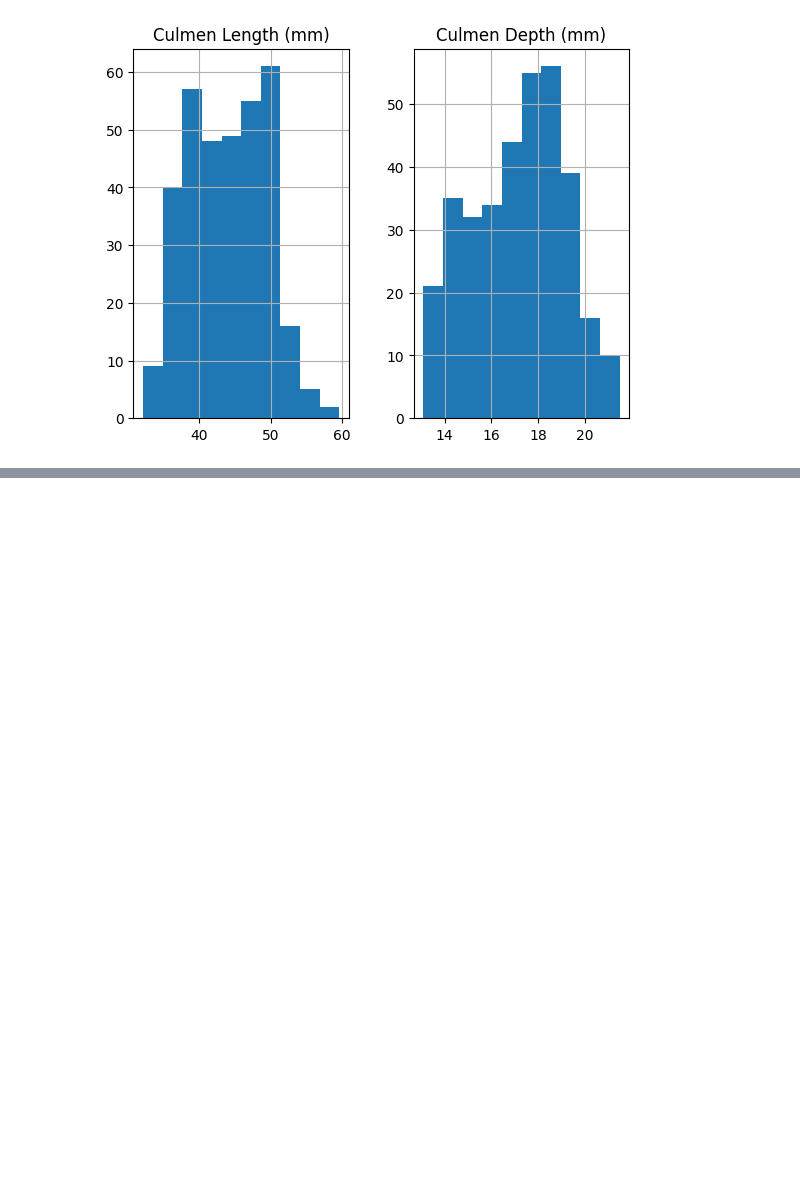
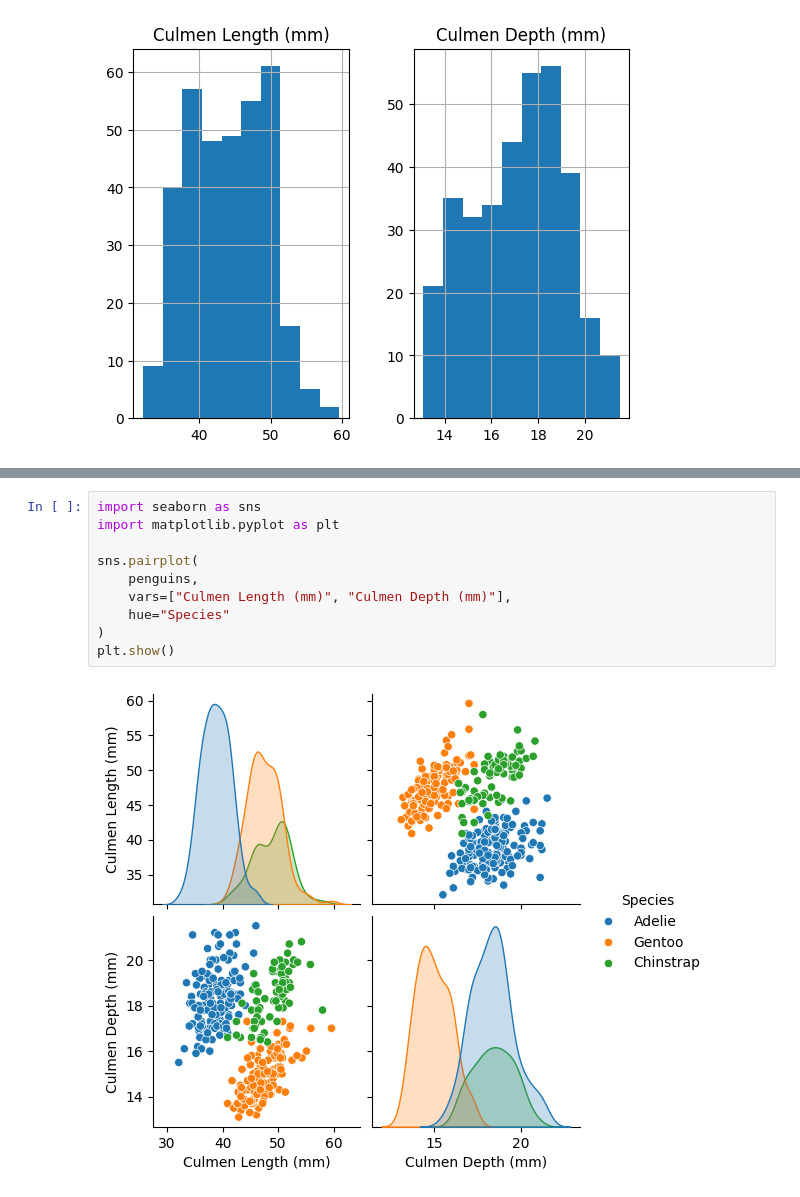
Before and after one commit to shmokhsidi79-design/week3exe, a Jupyter notebook: Exercise M1.01.ipynb, the cells around one changed output, grey strips where cells are left out. Saved outputs shown, nothing was run; the diff lists cells and outputs as text; blank space fills up the shorter version.

```diff
--- a/Exercise M1.01.ipynb
+++ b/Exercise M1.01.ipynb
@@ -51,0 +55,12 @@ NameError: name 'sns' is not defined
+# %%
+import seaborn as sns
+import matplotlib.pyplot as plt
+
+sns.pairplot(
+    penguins,
+    vars=["Culmen Length (mm)", "Culmen Depth (mm)"],
+    hue="Species"
+)
+plt.show()
+# %% [output]
+[figure, added]
```
Also changed, not shown: parts of 2 cells of this notebook.
